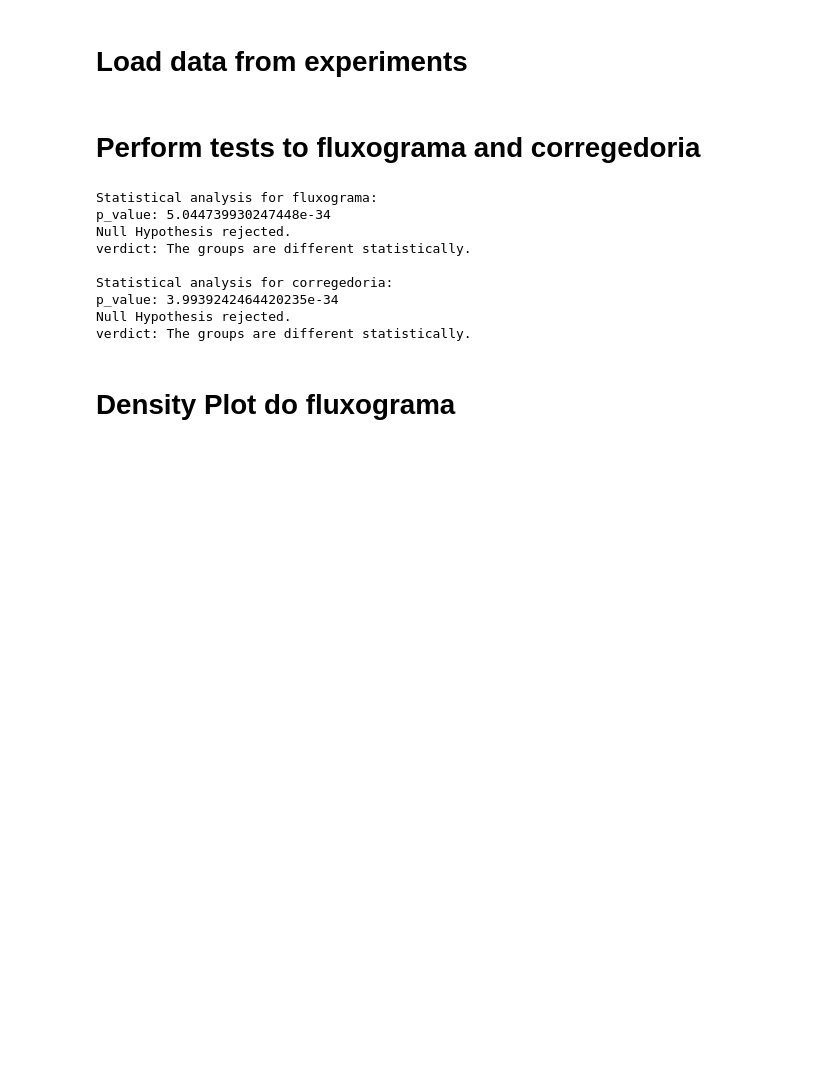
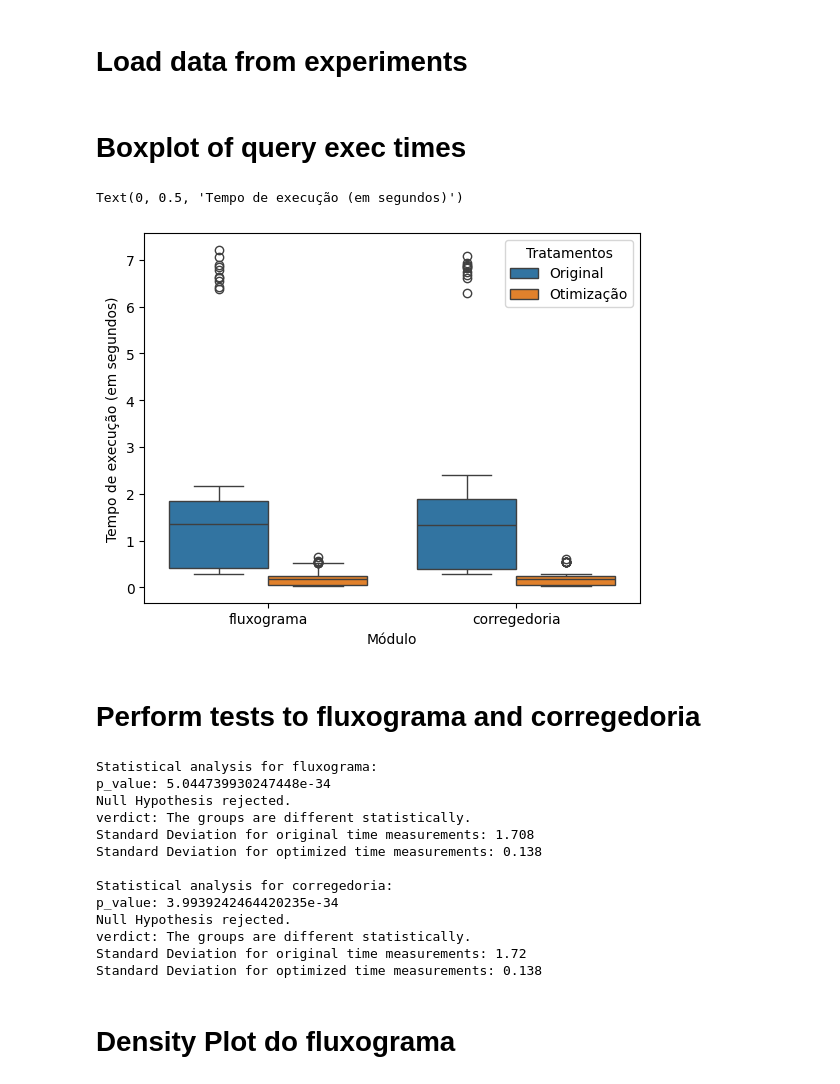
Before and after one commit to alpsilva/tg-tools, a Jupyter notebook: stat_test.ipynb, the cells around one changed output. Drawn from its saved outputs; the diff is of its cells as text; code cells hidden in the pictures; blank space fills up the shorter version.

Commit message:
Feat: Added histogram and std

```diff
--- a/stat_test.ipynb
+++ b/stat_test.ipynb
@@ -81,3 +95,17 @@ def check_statistic_difference(df: pd.DataFrame):
+# %% [markdown]
+# Boxplot of query exec times
+# %%
+hist = sns.boxplot(
+    exec_times_df,
+    x="modulo",
+    y="query_execution_time_seconds",
+    hue="Tratamentos"
+)
+hist.set_xlabel("Módulo")
+hist.set_ylabel("Tempo de execução (em segundos)")
+# %% [output]
+Text(0, 0.5, 'Tempo de execução (em segundos)')
+[figure, added]
 # %%
 fluxograma_df = exec_times_df[exec_times_df['modulo'] == 'fluxograma']
 corregedoria_df = exec_times_df[exec_times_df['modulo'] == 'corregedoria']
@@ -86,21 +114,27 @@ corregedoria_df = exec_times_df[exec_times_df['modulo'] == 'corregedoria']
 # %%
 print("Statistical analysis for fluxograma:")
 check_statistic_difference(fluxograma_df)
+get_std(fluxograma_df)
 print("")
 
 print("Statistical analysis for corregedoria:")
 check_statistic_difference(corregedoria_df)
+get_std(corregedoria_df)
 print("")
 # %% [output]
 Statistical analysis for fluxograma:
 p_value: 5.044739930247448e-34
 Null Hypothesis rejected.
 verdict: The groups are different statistically.
+Standard Deviation for original time measurements: 1.708
+Standard Deviation for optimized time measurements: 0.138
 
 Statistical analysis for corregedoria:
 p_value: 3.9939242464420235e-34
 Null Hypothesis rejected.
 verdict: The groups are different statistically.
+Standard Deviation for original time measurements: 1.72
+Standard Deviation for optimized time measurements: 0.138
 # %% [markdown]
 # Density Plot do fluxograma
 # %%
```
Also changed, not shown: parts of 4 cells of this notebook.
